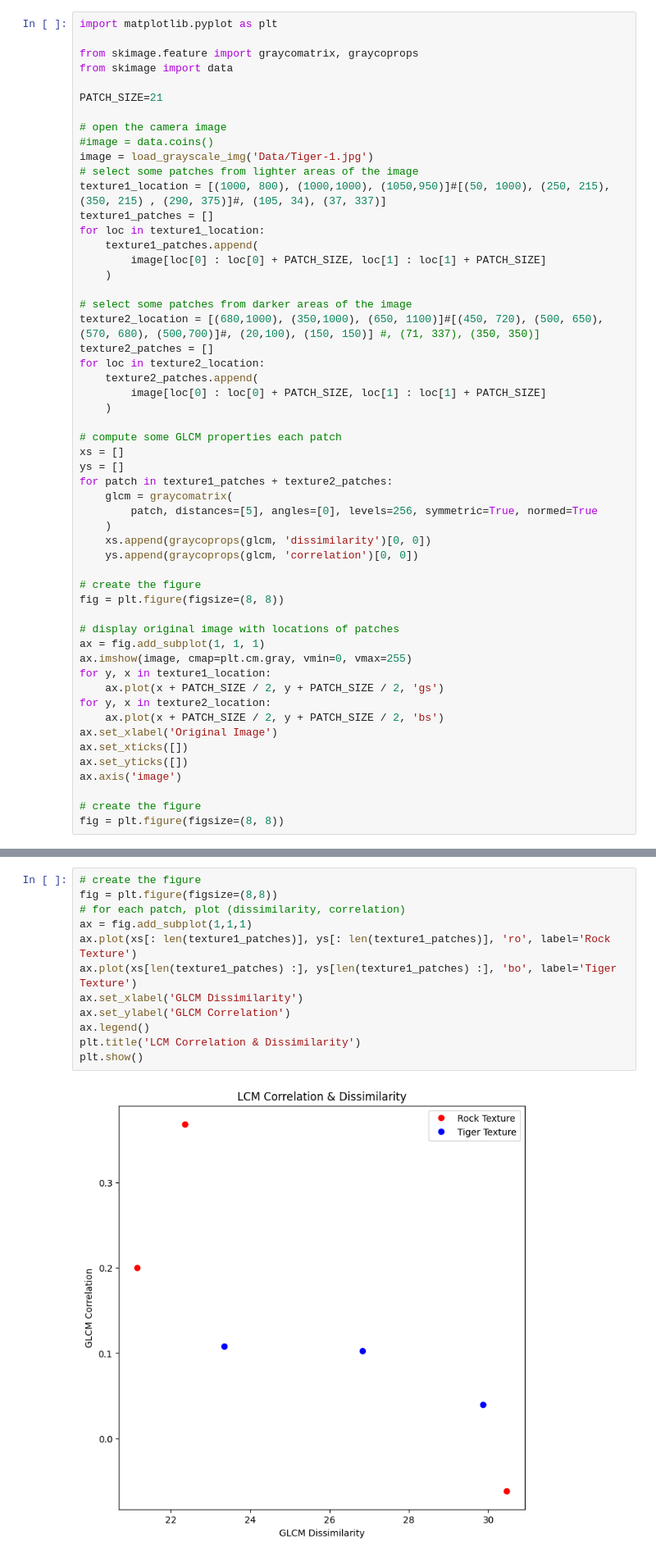
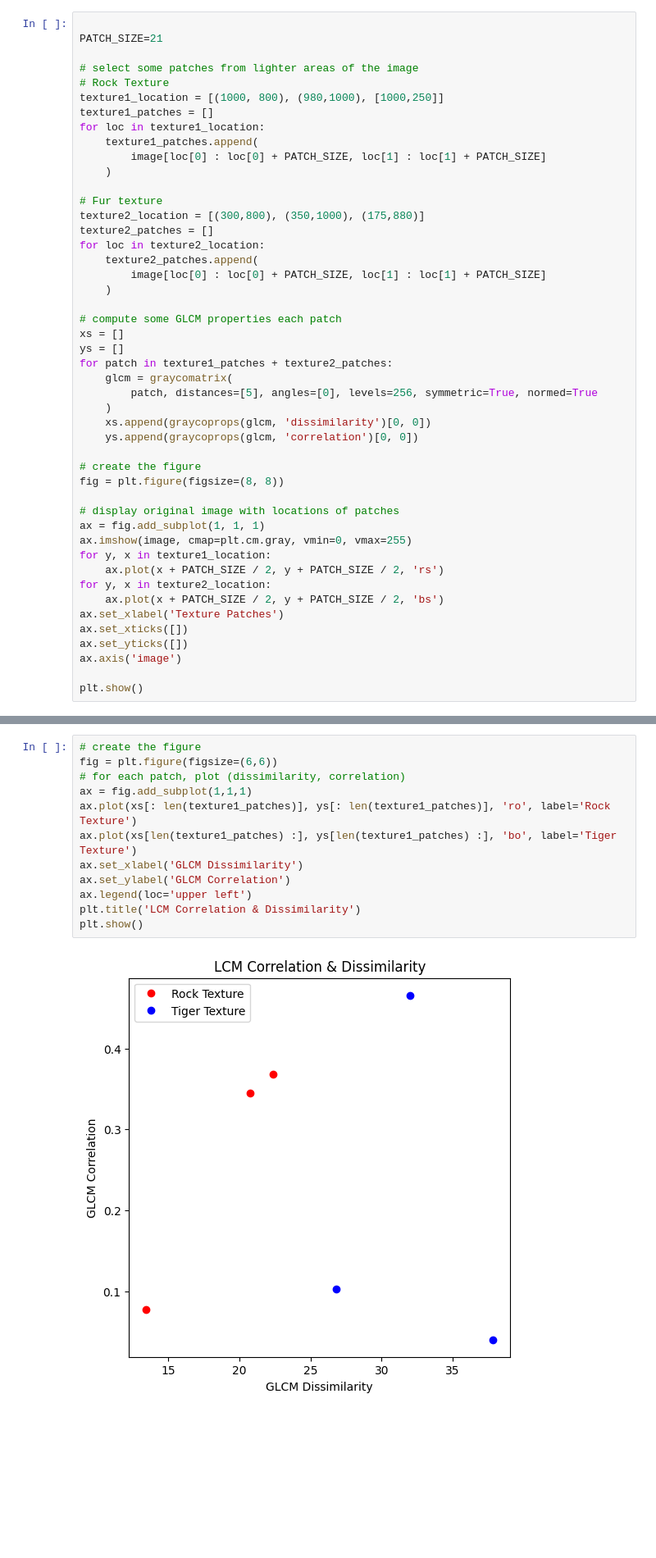
Before and after one commit to rstrauss127/Computer_Vision_Notebooks, a Jupyter notebook: code.ipynb, the cells around one changed output, grey strips where cells are left out. Shown at 82% size. Cells and saved outputs as stored; diff of their text form; blank space fills up the shorter version.

```diff
--- a/code.ipynb
+++ b/code.ipynb
@@ -190,26 +210,20 @@ This method is also revealing more details about the background. The original im
 
 ### GLCM
 # %%
-import matplotlib.pyplot as plt
-
-from skimage.feature import graycomatrix, graycoprops
-from skimage import data
 
 PATCH_SIZE=21
 
-# open the camera image
-#image = data.coins()
-image = load_grayscale_img('Data/Tiger-1.jpg')
 # select some patches from lighter areas of the image
-texture1_location = [(1000, 800), (1000,1000), (1050,950)]#[(50, 1000), (250, 215), (350, 215) , (290, 375)]#, (105, 34), (37, 337)]
+# Rock Texture
+texture1_location = [(1000, 800), (980,1000), [1000,250]]
 texture1_patches = []
 for loc in texture1_location:
     texture1_patches.append(
         image[loc[0] : loc[0] + PATCH_SIZE, loc[1] : loc[1] + PATCH_SIZE]
     )
 
-# select some patches from darker areas of the image
-texture2_location = [(680,1000), (350,1000), (650, 1100)]#[(450, 720), (500, 650), (570, 680), (500,700)]#, (20,100), (150, 150)] #, (71, 337), (350, 350)]
+# Fur texture
+texture2_location = [(300,800), (350,1000), (175,880)]
 texture2_patches = []
 for loc in texture2_location:
     texture2_patches.append(
@@ -233,14 +247,13 @@ fig = plt.figure(figsize=(8, 8))
 ax = fig.add_subplot(1, 1, 1)
 ax.imshow(image, cmap=plt.cm.gray, vmin=0, vmax=255)
 for y, x in texture1_location:
-    ax.plot(x + PATCH_SIZE / 2, y + PATCH_SIZE / 2, 'gs')
+    ax.plot(x + PATCH_SIZE / 2, y + PATCH_SIZE / 2, 'rs')
 for y, x in texture2_location:
     ax.plot(x + PATCH_SIZE / 2, y + PATCH_SIZE / 2, 'bs')
-ax.set_xlabel('Original Image')
+ax.set_xlabel('Texture Patches')
 ax.set_xticks([])
 ax.set_yticks([])
 ax.axis('image')
 
-# create the figure
-fig = plt.figure(figsize=(8, 8))
+plt.show()
 # %% [output]
@@ -249,14 +261,14 @@ fig = plt.figure(figsize=(8, 8))
 # %%
 # create the figure
-fig = plt.figure(figsize=(8,8))
+fig = plt.figure(figsize=(6,6))
 # for each patch, plot (dissimilarity, correlation)
 ax = fig.add_subplot(1,1,1)
 ax.plot(xs[: len(texture1_patches)], ys[: len(texture1_patches)], 'ro', label='Rock Texture')
 ax.plot(xs[len(texture1_patches) :], ys[len(texture1_patches) :], 'bo', label='Tiger Texture')
 ax.set_xlabel('GLCM Dissimilarity')
 ax.set_ylabel('GLCM Correlation')
-ax.legend()
+ax.legend(loc='upper left')
 plt.title('LCM Correlation & Dissimilarity')
 plt.show()
 # %% [output]
-[figure, old version]
+[figure, new version]
```
Also changed, not shown: parts of 14 cells of this notebook.
